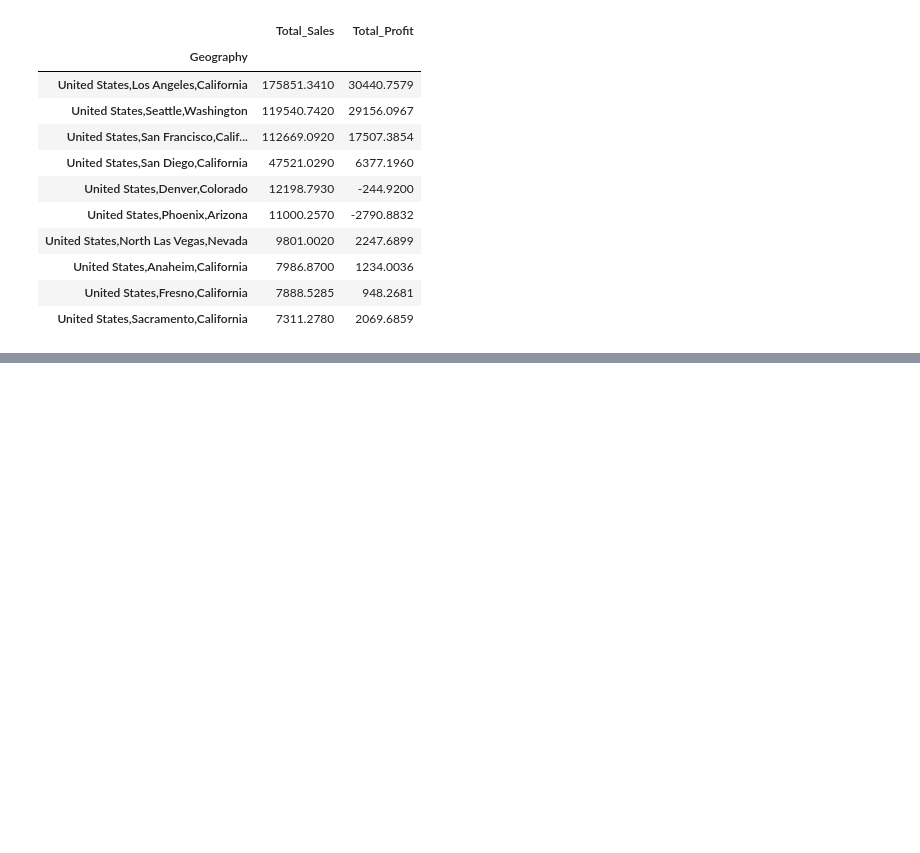
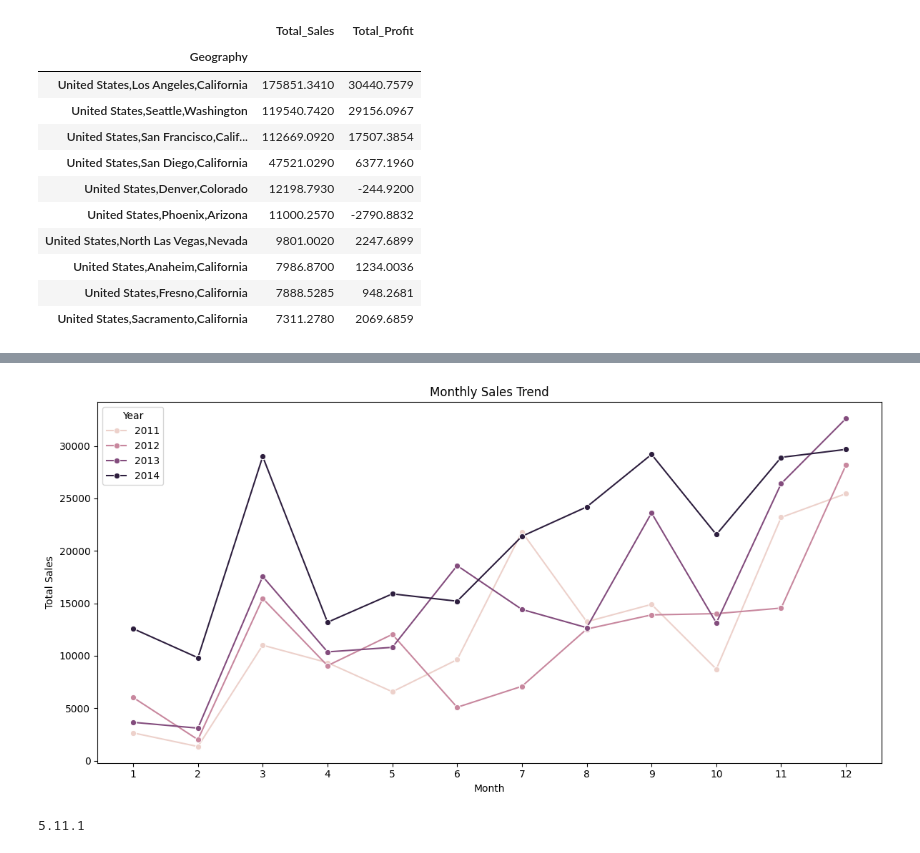
Before and after one commit to Mariam732/Retail-sales-analysis, a Jupyter notebook: notebooks/RetailSalesAnalysisV01.ipynb, the cells around one changed output, grey strips where cells are left out. Cells and saved outputs as stored; diff of their text form; code cells hidden in the pictures; blank space fills up the shorter version.

```diff
--- a/notebooks/RetailSalesAnalysisV01.ipynb
+++ b/notebooks/RetailSalesAnalysisV01.ipynb
@@ -611,0 +661,20 @@ display(top_10_sales)
+# %%
+# ==========================================
+#  Calculate Monthly Sales
+# ==========================================
+
+# Group sales records by year and month
+# Calculate the total sales for each month
+monthly_sales = (
+    df_cleann.groupby(["Year", "Month"])["Sales"]
+    .sum()
+    .reset_index()
+)
+
+# Sort monthly sales chronologically
+monthly_sales = monthly_sales.sort_values(
+    by=["Year", "Month"]
+)
+
+# Display monthly sales performance
+display(monthly_sales)
@@ -611,0 +699,38 @@ display(top_10_sales)
+# %%
+# ==========================================
+# Visualize Monthly Sales Trend
+# ==========================================
+
+# Create a figure with a specified width and height
+plt.figure(figsize=(12, 6))
+
+# Create a line chart to visualize monthly sales trends
+sns.lineplot(
+    data=monthly_sales,
+    x="Month",
+    y="Sales",
+    hue="Year",
+    marker="o"
+)
+
+# Add chart title and axis labels
+plt.title("Monthly Sales Trend")
+plt.xlabel("Month")
+plt.ylabel("Total Sales")
+
+# Display all month numbers on the X-axis
+plt.xticks(range(1, 13))
+
+# Adjust the layout
+plt.tight_layout()
+
+# Display the chart
+plt.show()
+# %% [output]
+[figure, added]
+# %%
+import nbformat
+
+print(nbformat.__version__)
+# %% [output]
+5.11.1
```
Also changed, not shown: parts of 18 cells of this notebook.
